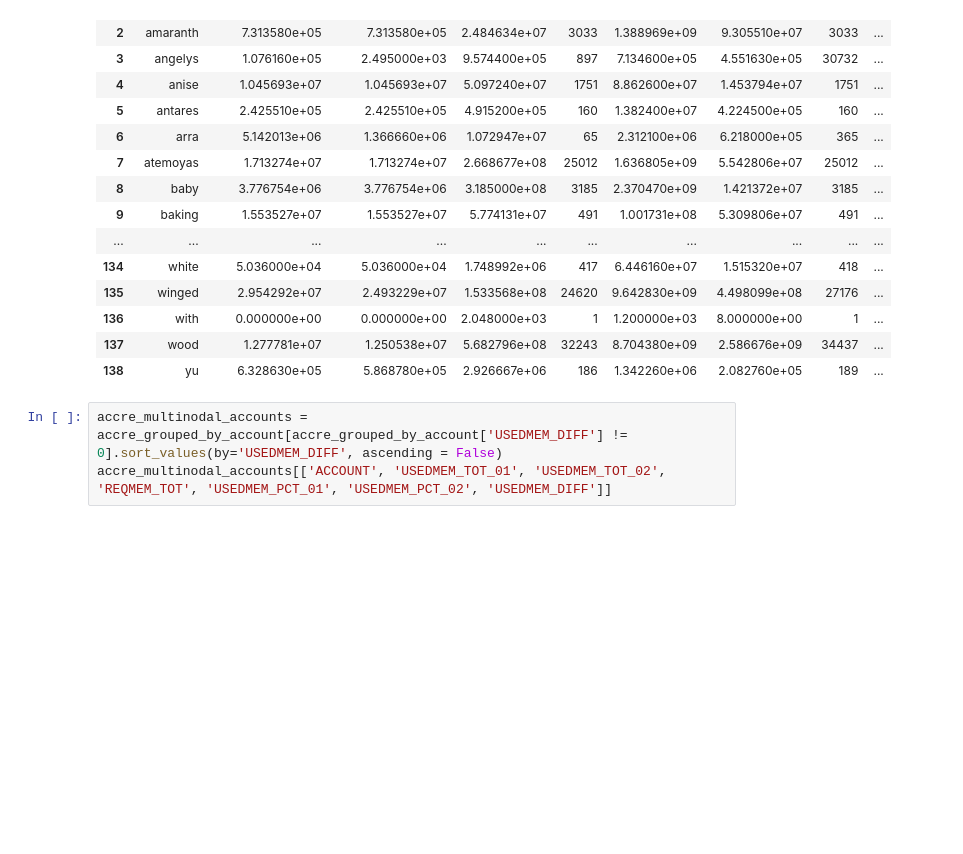
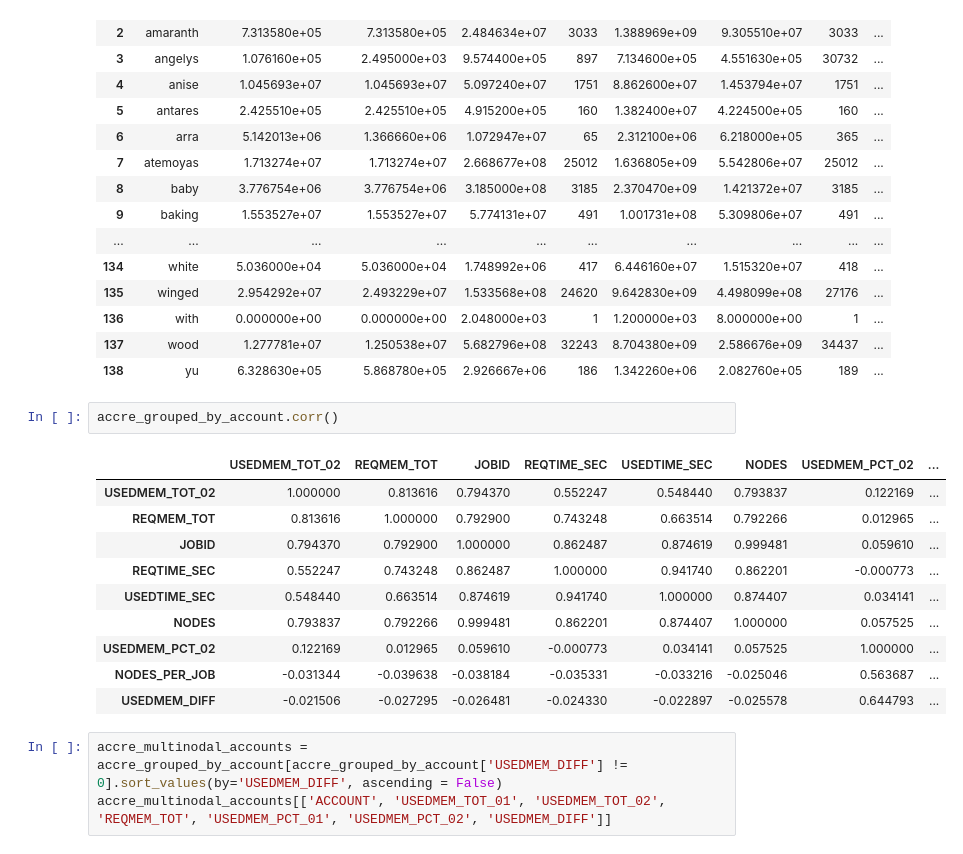
Before and after one commit to nss-data-science-cohort-4/dq2-accre-valkyries, a Jupyter notebook: notebooks/vai-02_dq2-accre-analysis-memory-usage.ipynb, the cells around one changed output. Cells and saved outputs as stored; diff of their text form; blank space fills up the shorter version.

```diff
--- a/notebooks/vai-02_dq2-accre-analysis-memory-usage.ipynb
+++ b/notebooks/vai-02_dq2-accre-analysis-memory-usage.ipynb
@@ -400,6 +400,19 @@ accre_grouped_by_account.head(200)
 | 136 | with | 0.000000e+00 | 0.000000e+00 | 2.048000e+03 | 1 | 1.200000e+03 | 8.000000e+00 | 1 | ... |
 | 137 | wood | 1.277781e+07 | 1.250538e+07 | 5.682796e+08 | 32243 | 8.704380e+09 | 2.586676e+09 | 34437 | ... |
 | 138 | yu | 6.328630e+05 | 5.868780e+05 | 2.926667e+06 | 186 | 1.342260e+06 | 2.082760e+05 | 189 | ... |
+# %%
+accre_grouped_by_account.corr()
+# %% [output]
+|  | USEDMEM_TOT_02 | REQMEM_TOT | JOBID | REQTIME_SEC | USEDTIME_SEC | NODES | USEDMEM_PCT_02 | ... |
+| USEDMEM_TOT_02 | 1.000000 | 0.813616 | 0.794370 | 0.552247 | 0.548440 | 0.793837 | 0.122169 | ... |
+| REQMEM_TOT | 0.813616 | 1.000000 | 0.792900 | 0.743248 | 0.663514 | 0.792266 | 0.012965 | ... |
+| JOBID | 0.794370 | 0.792900 | 1.000000 | 0.862487 | 0.874619 | 0.999481 | 0.059610 | ... |
+| REQTIME_SEC | 0.552247 | 0.743248 | 0.862487 | 1.000000 | 0.941740 | 0.862201 | -0.000773 | ... |
+| USEDTIME_SEC | 0.548440 | 0.663514 | 0.874619 | 0.941740 | 1.000000 | 0.874407 | 0.034141 | ... |
+| NODES | 0.793837 | 0.792266 | 0.999481 | 0.862201 | 0.874407 | 1.000000 | 0.057525 | ... |
+| USEDMEM_PCT_02 | 0.122169 | 0.012965 | 0.059610 | -0.000773 | 0.034141 | 0.057525 | 1.000000 | ... |
+| NODES_PER_JOB | -0.031344 | -0.039638 | -0.038184 | -0.035331 | -0.033216 | -0.025046 | 0.563687 | ... |
+| USEDMEM_DIFF | -0.021506 | -0.027295 | -0.026481 | -0.024330 | -0.022897 | -0.025578 | 0.644793 | ... |
 # %%
 accre_multinodal_accounts = accre_grouped_by_account[accre_grouped_by_account['USEDMEM_DIFF'] != 0].sort_values(by='USEDMEM_DIFF', ascending = False)
 accre_multinodal_accounts[['ACCOUNT', 'USEDMEM_TOT_01', 'USEDMEM_TOT_02', 'REQMEM_TOT', 'USEDMEM_PCT_01', 'USEDMEM_PCT_02', 'USEDMEM_DIFF']]
```
